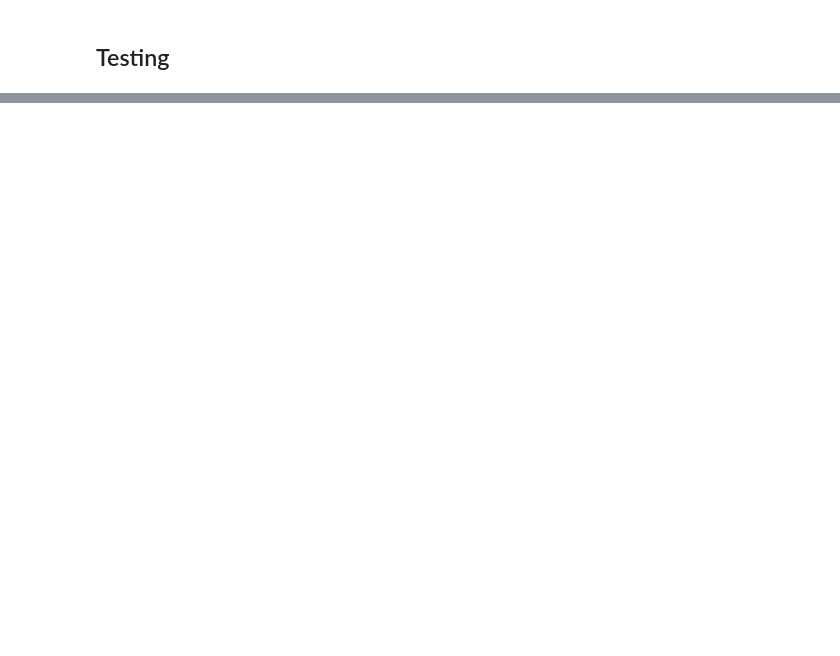
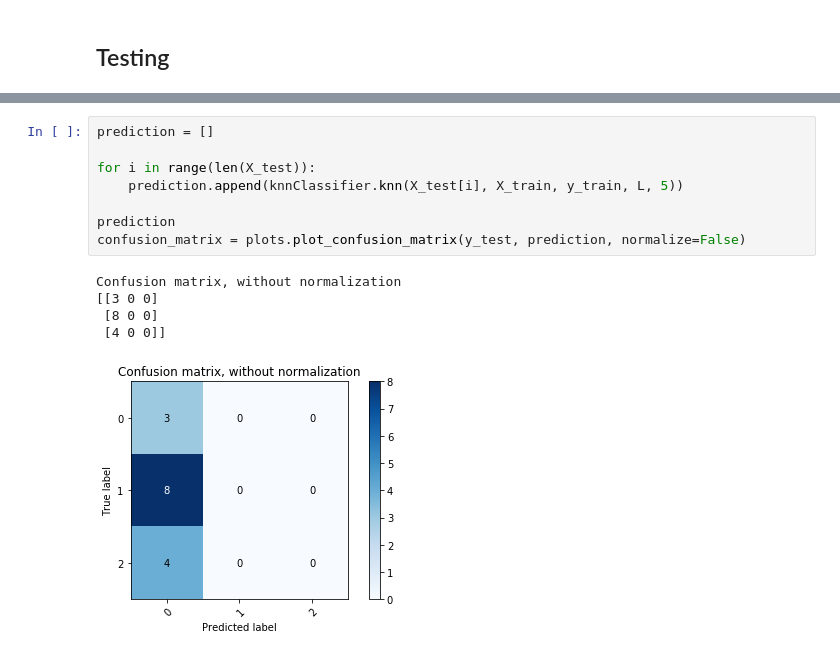
Before and after one commit to Holstrup/MetricLearning, a Jupyter notebook: MetricLearning/LMNN2.ipynb, the cells around one changed output, grey strips where cells are left out. Drawn from its saved outputs; the diff is of its cells as text; blank space fills up the shorter version.

Commit message:
knnClassifier and plots

```diff
--- a/MetricLearning/LMNN2.ipynb
+++ b/MetricLearning/LMNN2.ipynb
@@ -440,0 +316,14 @@ def update_step(G):
+# %%
+prediction = []
+
+for i in range(len(X_test)):
+    prediction.append(knnClassifier.knn(X_test[i], X_train, y_train, L, 5))
+
+prediction
+confusion_matrix = plots.plot_confusion_matrix(y_test, prediction, normalize=False)
+# %% [output]
+Confusion matrix, without normalization
+[[3 0 0]
+ [8 0 0]
+ [4 0 0]]
+[figure, added]
```
Also changed, not shown: parts of 10 cells of this notebook, 2 other files.
